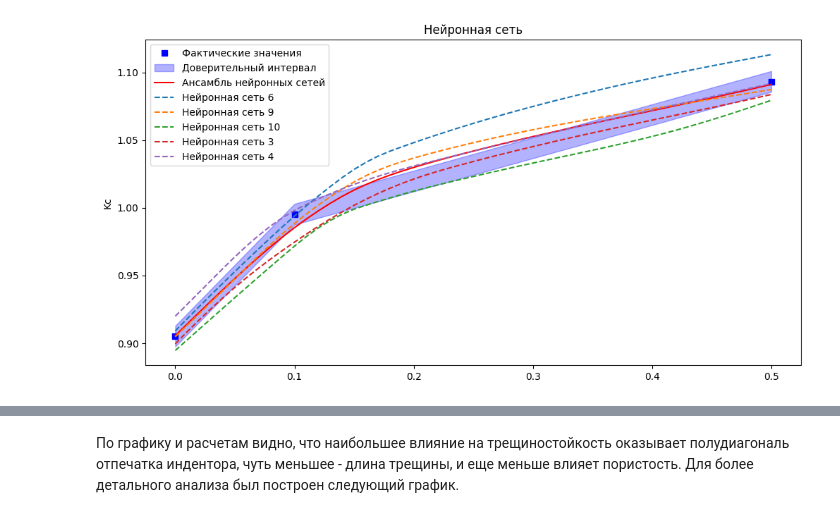
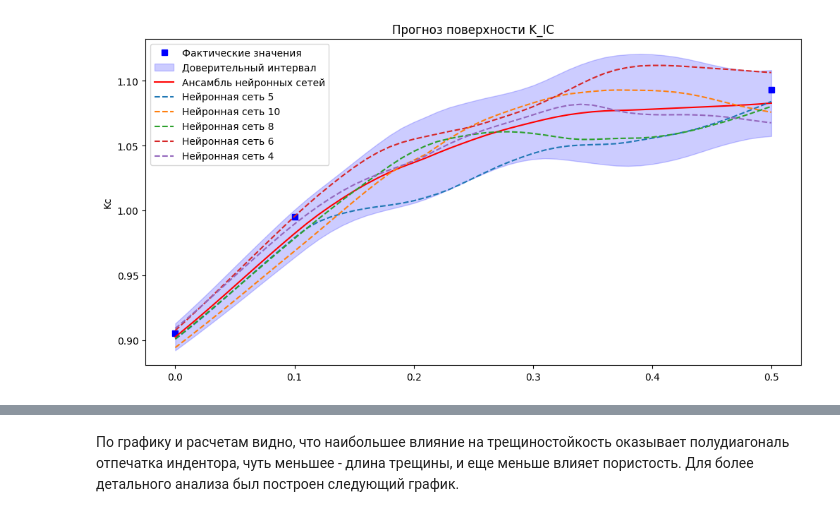
Before and after one commit to wiuver/Practice, a Jupyter notebook: Practice.ipynb, the cells around one changed output, grey strips where cells are left out. Cells and saved outputs as stored; diff of their text form; code cells hidden in the pictures.

```diff
--- a/Practice.ipynb
+++ b/Practice.ipynb
@@ -95,8 +107,11 @@ def build_model(layers, neurons, activation):
 
     return model
 # %%
+np.random.seed(SEED)
+tf.random.set_seed(SEED)
+
 # K-Fold кросс-валидация
-kf = KFold(n_splits=5, shuffle=True, random_state=42)
+kf = KFold(n_splits=5, shuffle=True, random_state=SEED)
 
 results = []
 
@@ -121,7 +136,7 @@ for strategy in strategies: # Провекра всех гиперпарамет
             strategy['activation']
         )
 
-        model.fit(X_tr, y_tr, epochs=30, batch_size=32, verbose=0)
+        model.fit(X_tr, y_tr, epochs=40, batch_size=64, verbose=0)
 
         y_pred = model.predict(X_val, verbose=0)
         mse = mean_squared_error(y_val, y_pred)
@@ -204,6 +227,9 @@ scaler = StandardScaler()
 X_train = scaler.fit_transform(X_train)
 X_test = scaler.transform(X_test)
 # %%
+np.random.seed(SEED)
+tf.random.set_seed(SEED)
+
 value = df_full['P'].unique() # Значения пористости
 n_models = 10
 models = []
@@ -225,11 +251,11 @@ for i in value:
 for i in range(n_models):
     print(f"Модель {i+1}")
 
-    X_boot, y_boot = resample(X_train, y_train, replace=True) # Создание бутстрап-выборки
+    X_boot, y_boot = resample(X_train, y_train, replace=True, random_state=SEED+i) # Создание бутстрап-выборки
 
     model = build_model(int(results_df.iloc[0, 1]), int(results_df.iloc[0, 2]), results_df.iloc[0, 3]) # Создание модели с лучшими гиперпараметрами
 
-    model.fit(X_boot, y_boot, epochs=30, batch_size=32, verbose=0)
+    model.fit(X_boot, y_boot, epochs=40, batch_size=64, verbose=0)
 
     mse_con = []
     mae_con = []
@@ -428,22 +454,40 @@ for i in value:
     df_test = df_full.copy()
     df_test = df_test[df_test['P'] == i].copy()
     hg.append(np.mean(df_test['Kc'].values))
+# %%
+pred_array = np.array(pred_mean)
+
+# Среднее и стандартное отклонение по моделям в каждой точке x
+ensemble_mean = np.mean(pred_array, axis=0)
+ensemble_std  = np.std(pred_array, axis=0)
+
+# 95% доверительный интервал
+z = 1.96  # для 95% CI
+ci_lower = ensemble_mean - z * ensemble_std
+ci_upper = ensemble_mean + z * ensemble_std
 # %%
 # Построение графиков
 plt.figure(figsize=(12, 6))
 x_points = MWCNT_con
 y_points = ensemble_pred
 x_points1 = [0, 0.1, 0.5]
 y_points1 = hg
-ci = 0.1 * np.std(y_points1) / np.mean(y_points1)
+
+# Фактические точки
 plt.plot(x_points1, y_points1, marker ='s', linestyle ='', color='blue', label='Фактические значения')
-plt.fill_between(x_points1, (y_points1-ci), (y_points1+ci), color='blue', alpha=0.3, label='Доверительный интервал')
+
+# Доверительный интервал
+plt.fill_between(x_points, ci_lower, ci_upper, color='blue', alpha=0.2, label='Доверительный интервал')
+
+# Ансамбль
 plt.plot(x_points, y_points, color='red', label='Ансамбль нейронных сетей')
+
+# Отдельные модели
 for i in range(5):
     plt.plot(x_points, pred_mean[i], linestyle ='--', label=f'Нейронная сеть {best_indices[i]+1}')
 plt.ylabel('Kc')
-plt.title('Нейронная сеть')
+plt.title('Прогноз поверхности K_IC')
 plt.legend()
 plt.show()
 # %% [output]
-[figure, old version]
+[figure, new version]
```
Also changed, not shown: parts of 17 cells of this notebook.
